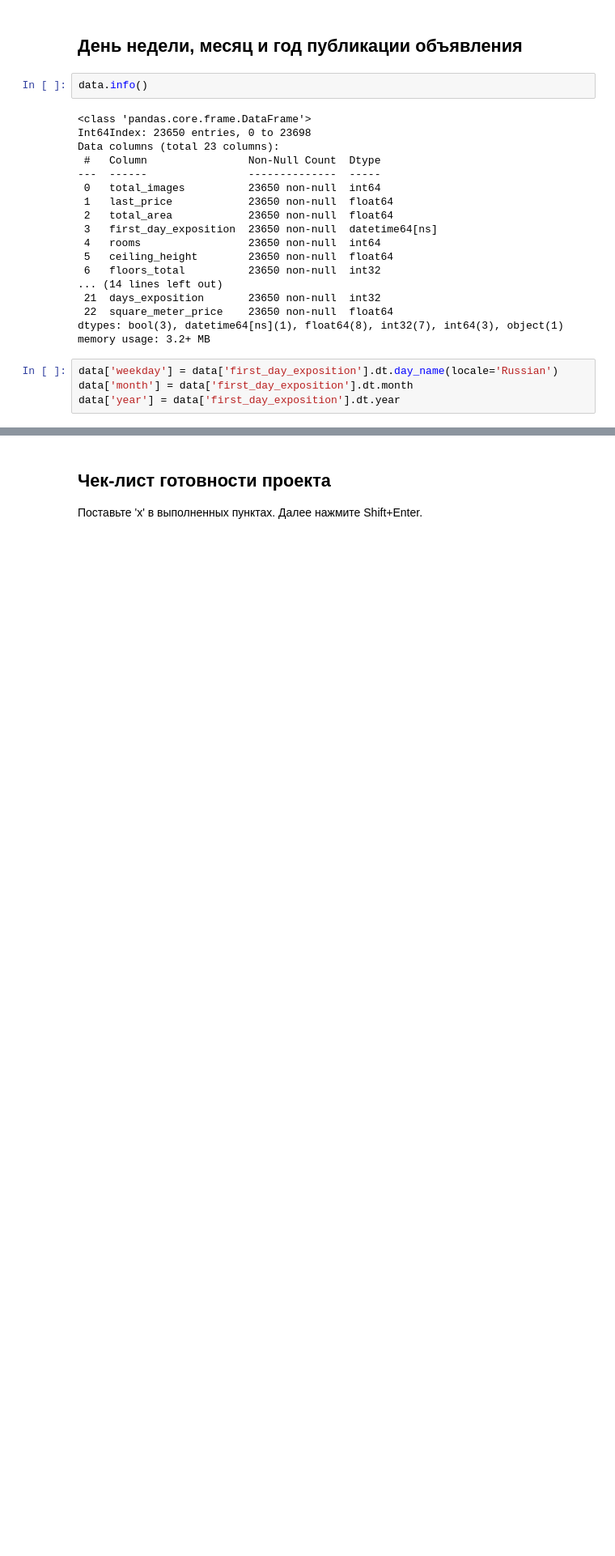
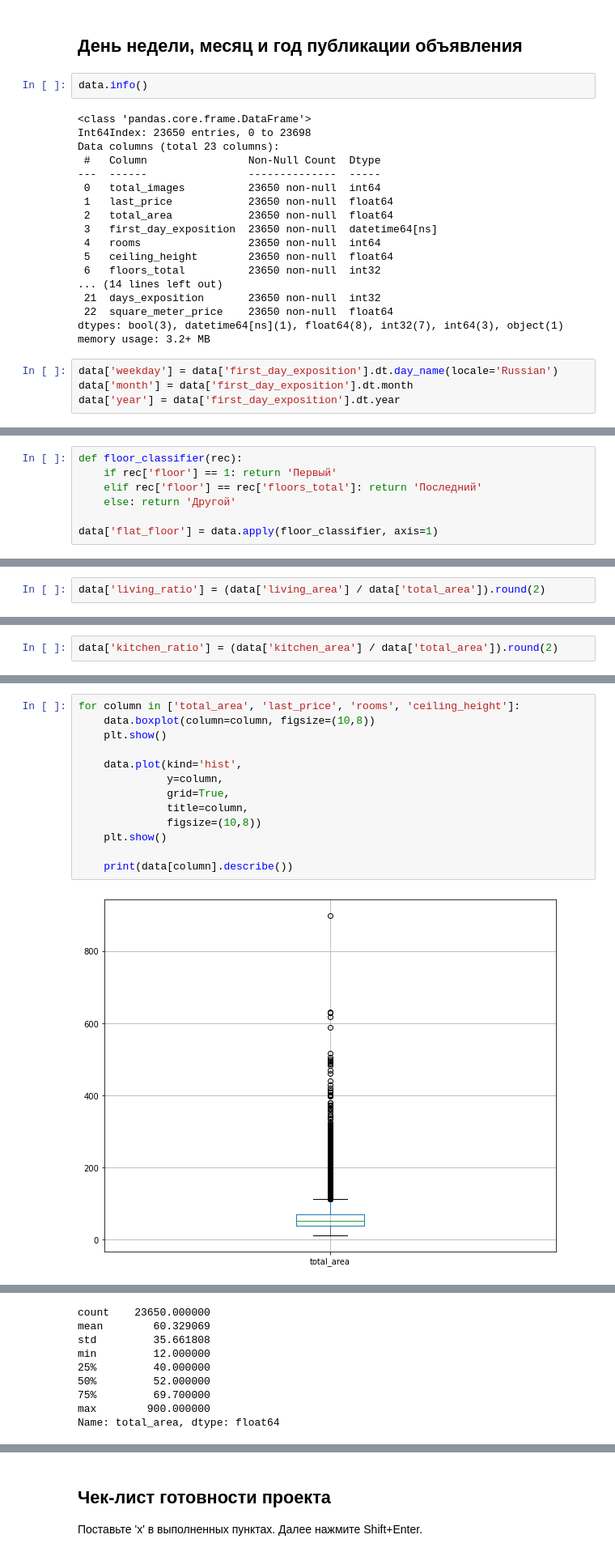
Before and after one commit to parabatareek/DataAnalyst, a Jupyter notebook: Projects/Project 4 - Исследование объявлений о продаже квартир/Project 4 - Исследование объявлений о продаже квартир.ipynb, the cells around one changed output, grey strips where cells are left out. Shown at 81% size. Drawn from its saved outputs; the diff is of its cells as text; blank space fills up the shorter version.

```diff
--- a/Projects/Project 4 - Исследование объявлений о продаже квартир/Project 4 - Исследование объявлений о продаже квартир.ipynb
+++ b/Projects/Project 4 - Исследование объявлений о продаже квартир/Project 4 - Исследование объявлений о продаже квартир.ipynb
@@ -455,0 +423,7 @@ data[['floor', 'floors_total']]
+# %%
+def floor_classifier(rec):
+    if rec['floor'] == 1: return 'Первый'
+    elif rec['floor'] == rec['floors_total']: return 'Последний'
+    else: return 'Другой'
+
+data['flat_floor'] = data.apply(floor_classifier, axis=1)
@@ -455,0 +433,2 @@ data[['floor', 'floors_total']]
+# %%
+data['living_ratio'] = (data['living_area'] / data['total_area']).round(2)
@@ -455,0 +438,2 @@ data[['floor', 'floors_total']]
+# %%
+data['kitchen_ratio'] = (data['kitchen_area'] / data['total_area']).round(2)
@@ -455,0 +453,15 @@ data[['floor', 'floors_total']]
+# %%
+for column in ['total_area', 'last_price', 'rooms', 'ceiling_height']:
+    data.boxplot(column=column, figsize=(10,8))
+    plt.show()
+
+    data.plot(kind='hist',
+              y=column,
+              grid=True,
+              title=column,
+              figsize=(10,8))
+    plt.show()
+
+    print(data[column].describe())
+# %% [output]
+[figure, added]
@@ -455,0 +469,9 @@ data[['floor', 'floors_total']]
+count    23650.000000
+mean        60.329069
+std         35.661808
+min         12.000000
+25%         40.000000
+50%         52.000000
+75%         69.700000
+max        900.000000
+Name: total_area, dtype: float64
```
Also changed, not shown: parts of 17 cells of this notebook, 2 other files.
